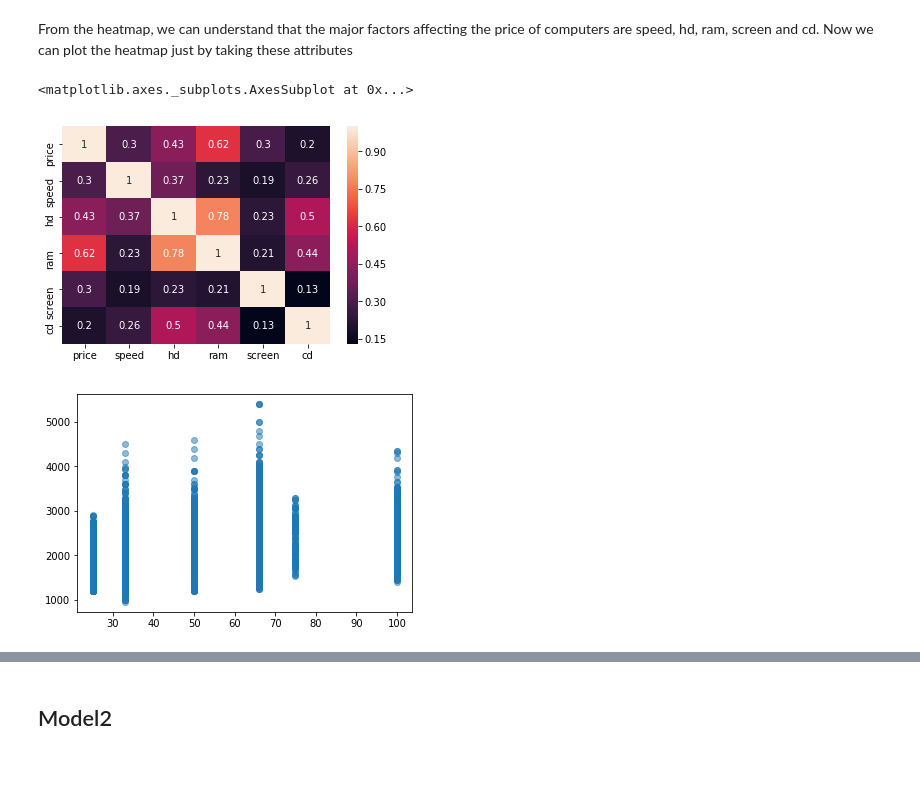
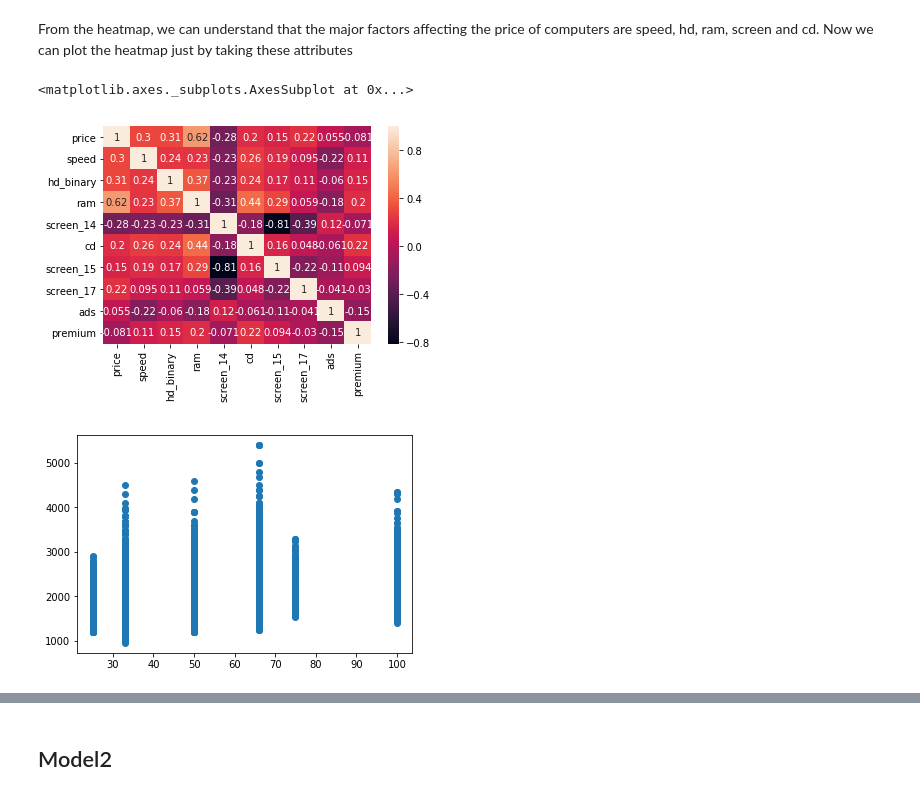
Before and after one commit to kapilashu/Data-Science-Assignments, a Jupyter notebook: Assignment 2_AshuKapil_INFO6105.ipynb, the cells around one changed output, grey strips where cells are left out. Drawn from its saved outputs; the diff is of its cells as text; code cells hidden in the pictures; blank space fills up the shorter version.

```diff
--- a/Assignment 2_AshuKapil_INFO6105.ipynb
+++ b/Assignment 2_AshuKapil_INFO6105.ipynb
@@ -25,3 +223,7 @@ df=pd.read_csv(r"Computers.csv",decimal = ',')
+# %%
+df.drop('trend', axis=1, inplace=True)
+# %%
+df.drop('multi', axis=1, inplace=True)
 # %%
 df.head()
 # %% [output]
@@ -36,3 +235,0 @@ cd1={"yes":1,"no":0}
-# %%
-df.cd=[cd1[item] for item in df.cd]
-df.head()
@@ -84,2 +269,0 @@ False
-# %%
-df.drop('S.No.', axis=1, inplace=True)
@@ -111,18 +291,18 @@ plt.show()
 # %% [markdown]
 From the heatmap, we can understand that the major factors affecting the price of computers are speed, hd, ram, screen and cd. Now we can plot the heatmap just by taking these attributes
 # %%
-x=df[['price','speed','hd','ram','screen','cd']]
+x=df[['price','speed','hd_binary','ram','screen_14','cd','screen_15','screen_17','ads','premium']]
 sns.heatmap(x.corr(), annot=True)
 # %% [output]
 <matplotlib.axes._subplots.AxesSubplot at 0x...>
-[figure, old version]
+[figure, new version]
 # %%
 x=df['speed']
 y=df['price']
 
-plt.scatter(x, y,  alpha=0.5)
+plt.scatter(x, y, )
 plt.show()
 # %% [output]
-[figure, old version]
+[figure, new version]
 # %%
 
```
Also changed, not shown: parts of 62 cells of this notebook.
